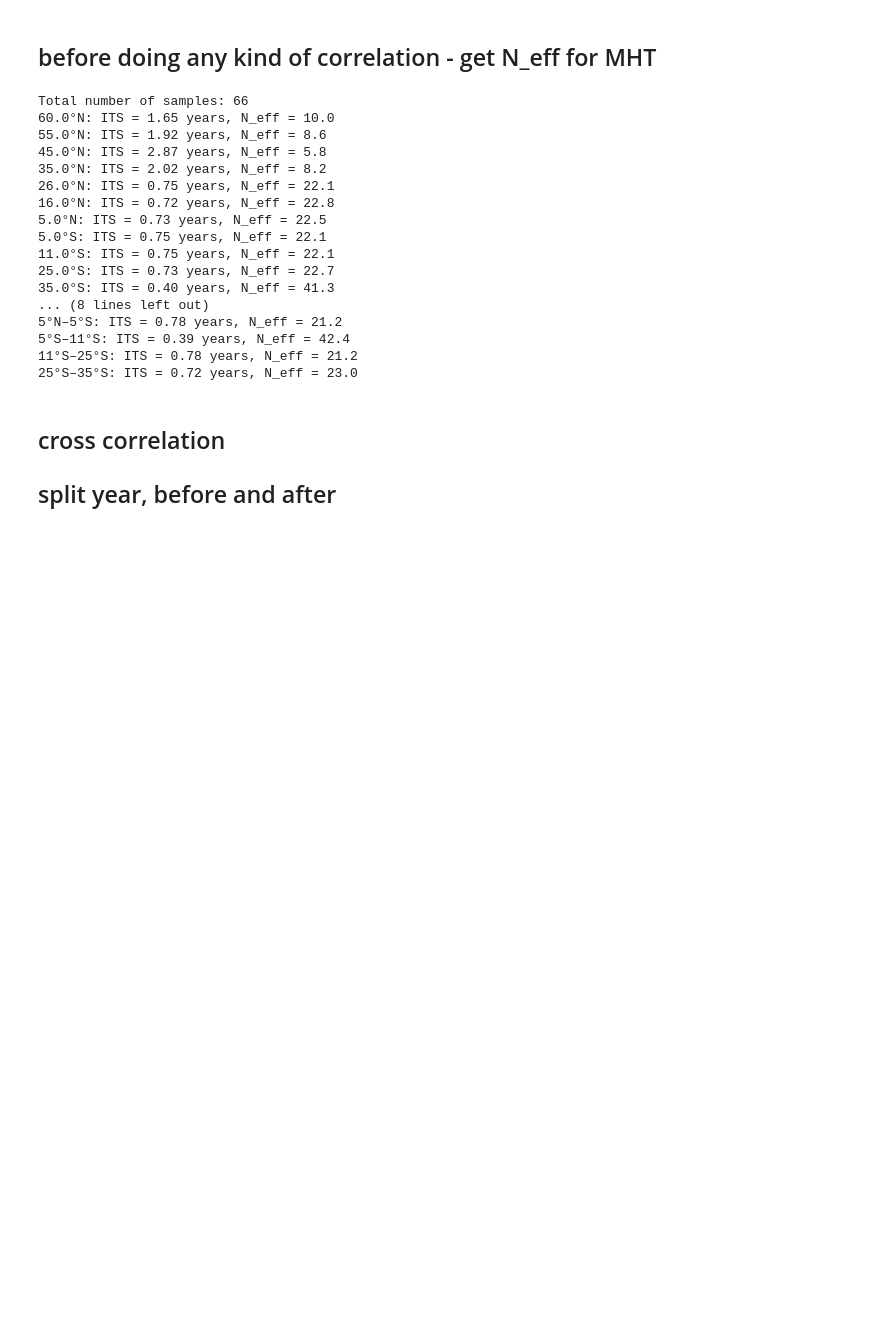
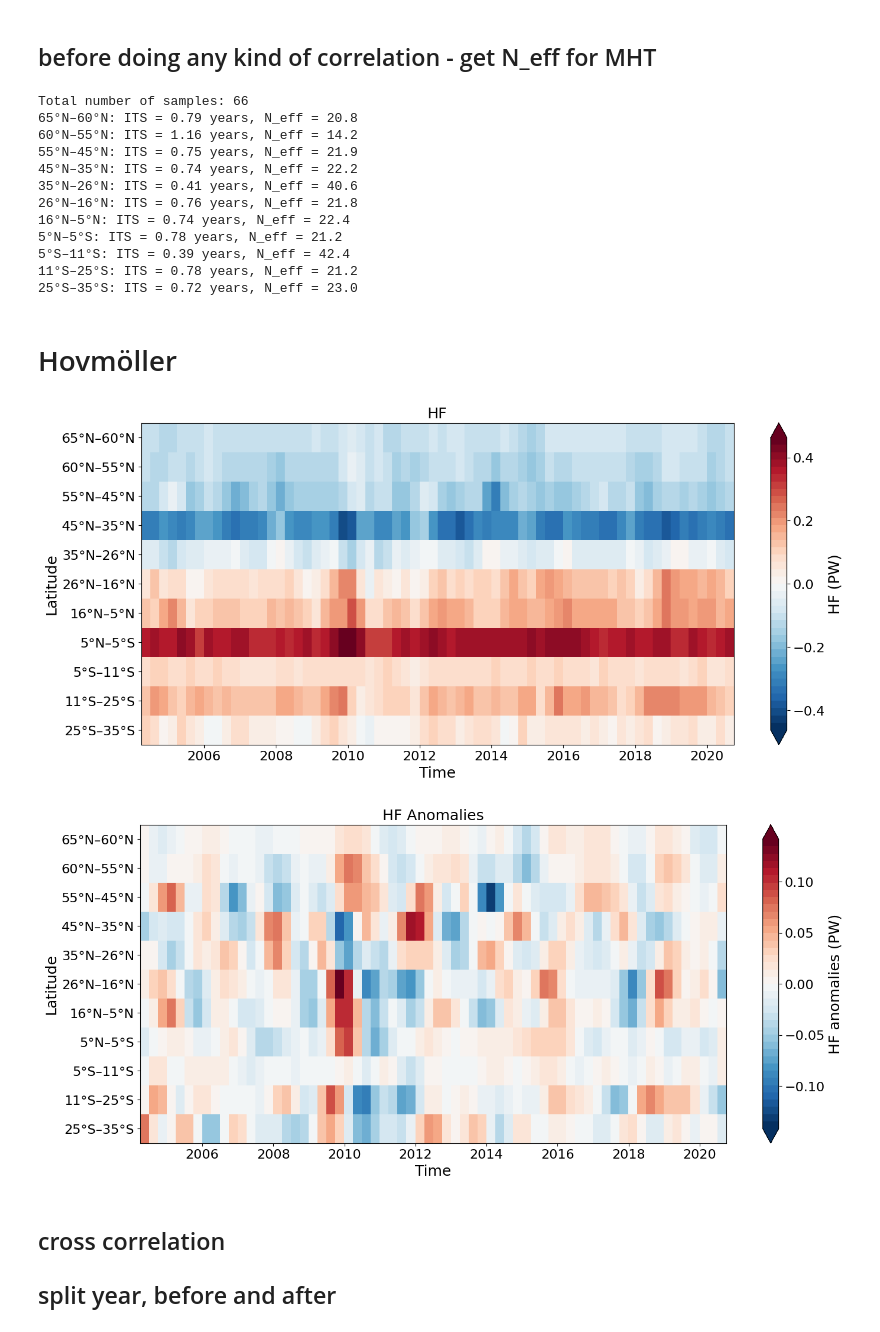
Before and after one commit to lea-dietz/masterthesis, a Jupyter notebook: coding/heatflux.ipynb, the cells around one changed output. Drawn from its saved outputs; the diff is of its cells as text; code cells hidden in the pictures; blank space fills up the shorter version.

```diff
--- a/coding/heatflux.ipynb
+++ b/coding/heatflux.ipynb
@@ -234,17 +239,6 @@ def significance_mask(data, ref_lats, all_lags, nlags, r_crits):
 
             significance_mask[i, :] = np.abs(full_corr) >= r_crit
 # %%
-n_effs_mht, r_crits_mht, its_mht = compute_n_eff_and_r_crit(
-    mht_filtered,
-    coord_values=lats,
-    coord_labels=lat_labels,
-    dim="lat",
-    del_t=del_t,
-    time_unit=time_unit,
-    plateau_values=[45, 35],
-    plot=False
-)
-
 n_effs_hf, r_crits_hf, its_hf = compute_n_eff_and_r_crit(
     hf_filtered,
     coord_values=regions,
@@ -256,22 +250,39 @@ n_effs_hf, r_crits_hf, its_hf = compute_n_eff_and_r_crit(
 )
 # %% [output]
 Total number of samples: 66
-60.0°N: ITS = 1.65 years, N_eff = 10.0
-55.0°N: ITS = 1.92 years, N_eff = 8.6
-45.0°N: ITS = 2.87 years, N_eff = 5.8
-35.0°N: ITS = 2.02 years, N_eff = 8.2
-26.0°N: ITS = 0.75 years, N_eff = 22.1
-16.0°N: ITS = 0.72 years, N_eff = 22.8
-5.0°N: ITS = 0.73 years, N_eff = 22.5
-5.0°S: ITS = 0.75 years, N_eff = 22.1
-11.0°S: ITS = 0.75 years, N_eff = 22.1
-25.0°S: ITS = 0.73 years, N_eff = 22.7
-35.0°S: ITS = 0.40 years, N_eff = 41.3
-... (8 lines left out)
+65°N–60°N: ITS = 0.79 years, N_eff = 20.8
+60°N–55°N: ITS = 1.16 years, N_eff = 14.2
+55°N–45°N: ITS = 0.75 years, N_eff = 21.9
+45°N–35°N: ITS = 0.74 years, N_eff = 22.2
+35°N–26°N: ITS = 0.41 years, N_eff = 40.6
+26°N–16°N: ITS = 0.76 years, N_eff = 21.8
+16°N–5°N: ITS = 0.74 years, N_eff = 22.4
 5°N–5°S: ITS = 0.78 years, N_eff = 21.2
 5°S–11°S: ITS = 0.39 years, N_eff = 42.4
 11°S–25°S: ITS = 0.78 years, N_eff = 21.2
 25°S–35°S: ITS = 0.72 years, N_eff = 23.0
+# %% [markdown]
+# Hovmöller
+# %%
+plot_hovmöller(
+    hf_mean,
+    lats=regions,
+    lat_labels=region_labels,
+    data_label="HF",
+    anomalies=False,
+    cmap=sliced_cmap_corr,
+)
+plot_hovmöller(
+    hf_filtered,
+    lats=regions,
+    lat_labels=region_labels,
+    data_label="HF",
+    anomalies=True,
+    cmap=sliced_cmap_corr,
+)
+# %% [output]
+[figure, added]
+[figure, added]
 # %% [markdown]
 ## cross correlation
 ## split year, before and after
```
Also changed, not shown: parts of 15 cells of this notebook, 4 other files.
